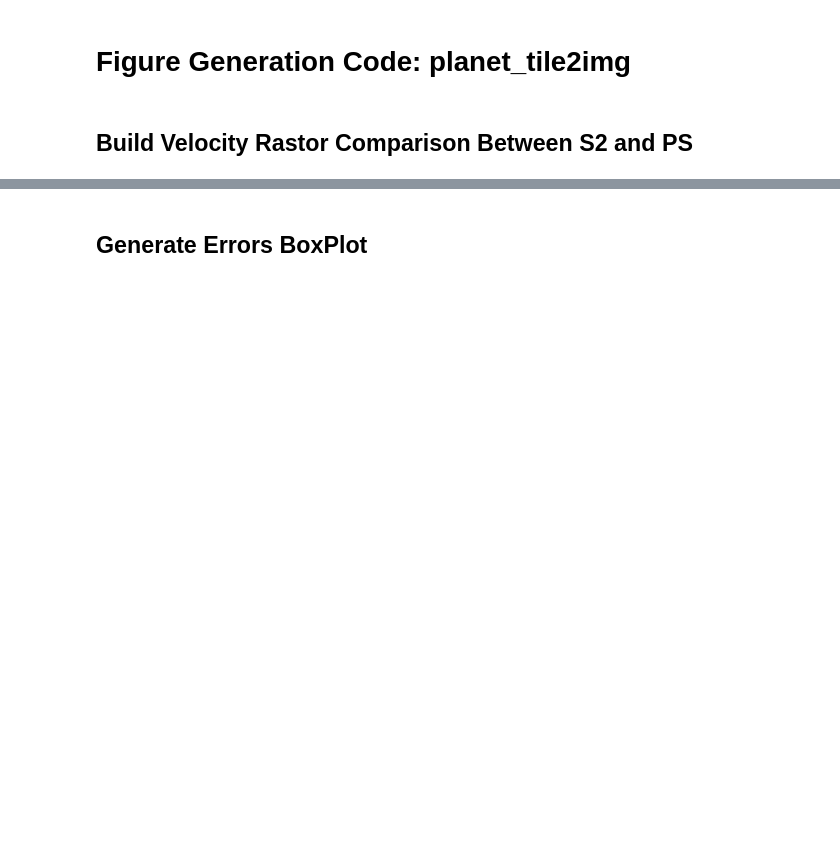
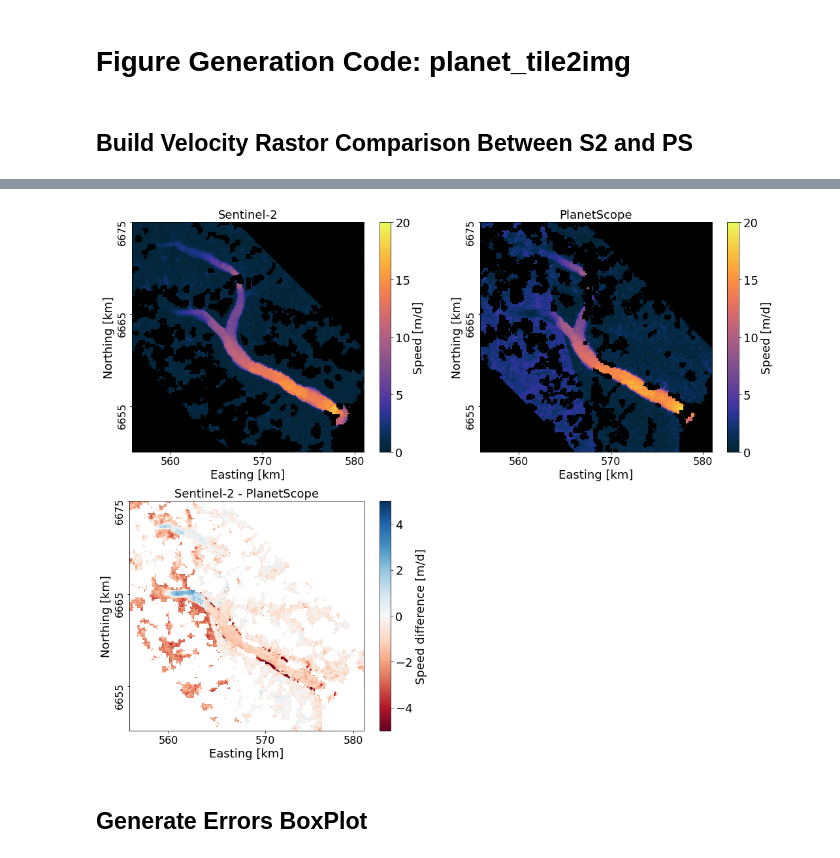
Before and after one commit to CryoGARS-Glaciology/planet_tile2img, a Jupyter notebook: Figure Generation Code.ipynb, the cells around one changed output, grey strips where cells are left out. Drawn from its saved outputs; the diff is of its cells as text; code cells hidden in the pictures; blank space fills up the shorter version.

```diff
--- a/Figure Generation Code.ipynb
+++ b/Figure Generation Code.ipynb
@@ -206,0 +23,19 @@ plt.tick_params(axis='both',labelsize=fs)
+# %%
+# Import Velocity Rastors
+S2_raster_path = '/Volumes/LaCie/SK_vmaps_2020_2021/velocity_20200904_20200914_100m_S2.tif'
+PS_raster_path = '/Volumes/LaCie/autorift_OUTPUT_PSsurge/velocity_20200906_20200912_100m_PS.tif'
+
+
+#sentinel2
+S2_reader = rio.open(S2_raster_path);
+S2r = S2_reader.read(3);
+
+#planetscope
+PS_reader = rio.open(PS_raster_path);
+PSr = PS_reader.read(3)
+
+# grab window into raster
+window = from_bounds(left, bottom, right, top, S2_reader.transform)
+
+# Subtract The Rasters
+difference_raster = S2r_data - PSr_data
@@ -207,3 +68,74 @@ plt.tick_params(axis='both',labelsize=fs)
+# %%
+# Build Figures
+fig, ([ax1, ax2], [ax3, ax4]) = plt.subplots(2, 2, figsize=(15, 12))
+
+# Set the spacing between subplots
+# plt.subplots_adjust(hspace=0.2)
+
+#sentinel 2
+im1 = ax1.imshow(S2_reader.read(window=window)[2]/365,cmap=cmocean.cm.thermal,
+                            vmin=0, vmax=20)
+# map:
+show(S2_reader.read(window=window)[2],
+     transform = transform(window, S2_reader.transform), # use window transform
+     cmap = cmocean.cm.thermal,
+     vmin=0, vmax=20*365,
+     ax=ax1)
+ax1.set_title('Sentinel-2', fontsize=fs)
+cbar = fig.colorbar(im1,ax=ax1)
+cbar1 = cbar.ax.tick_params(labelsize = fs)
+cbar.set_ticks([0,5,10,15,20])
+cbar.set_label('Speed [m/d]',fontsize=fs)
+
+for ax in [ax1, ax2, ax3]:
+    ax.set_xlabel('Easting [km]',fontsize=fs)
+    ax.set_ylabel('Northing [km]',fontsize=fs)
+    ax.tick_params(axis='both',labelsize=fs-2)
+
+    # manually set consistent tickmarks
+    ax.set_yticks(yticks_m); ax.set_yticklabels(yticks_km, rotation=90)
+    ax.set_xticks(xticks_m); ax.set_xticklabels(xticks_km)
+    ax.set_facecolor('black')
+
+
+#planetscope
+im2 = ax2.imshow(PS_reader.read(window=window)[2]/365,cmap=cmocean.cm.thermal,
+                            vmin=0, vmax=20)
+# map:
+show(PS_reader.read(window=window)[2],
+     transform = transform(window, PS_reader.transform), # use window transform
+     cmap = cmocean.cm.thermal,
+     vmin=0, vmax=20*365,
+     ax=ax2)
+ax2.set_title('PlanetScope', fontsize=fs)
+cbar = fig.colorbar(im2, ax=ax2)
+cbar.ax.tick_params(labelsize = fs)
+cbar.set_label('Speed [m/d]',fontsize=fs)
+cbar.set_ticks([0,5,10,15,20])
+plt.xlabel('Easting [km]',fontsize=fs, labelpad = 15); plt.ylabel('Northing [km]',fontsize=fs, labelpad = 15)
+plt.tick_params(axis='both',labelsize=fs-2)
+
+#difference raster
+im3 = ax3.imshow(diff_cropped/365,cmap='RdBu',vmin=-5, vmax=5)
+ax3.set_xticks(xticks_idx); ax3.set_yticks(yticks_idx)
+ax3.set_title('Sentinel-2 - PlanetScope', fontsize=fs)
+ax3.set_yticklabels(yticks_km, rotation=90); ax3.set_xticklabels(xticks_km)
+cbar = fig.colorbar(im3,ax=ax3)
+cbar.ax.tick_params(labelsize = fs)
+cbar.set_label('Speed difference [m/d]',fontsize=fs)
+plt.xlabel('Easting [km]',fontsize=fs, labelpad = 15)
+plt.ylabel('Northing [km]',fontsize=fs, labelpad = 15)
+plt.tick_params(axis='both',labelsize=fs-2)
+ax3.set_facecolor('white')
+
+# Save the figure (one at a time)
+ax4.axis('off')
+plt.tight_layout()
+# plt.savefig('/Users/maddiegendreau/Desktop/PS_S2_Velocity_Difference.png', dpi=300)
+plt.savefig('/Users/jukesliu/Documents/PLANETSCOPE_VELOCITIES/figures/PS_S2_Velocity_Difference.png',dpi=300)
+plt.show()
+# %% [output]
+[figure, added]
 # %% [markdown]
 ## Generate Errors BoxPlot
 # %%
```
Also changed, not shown: parts of 22 cells of this notebook.
